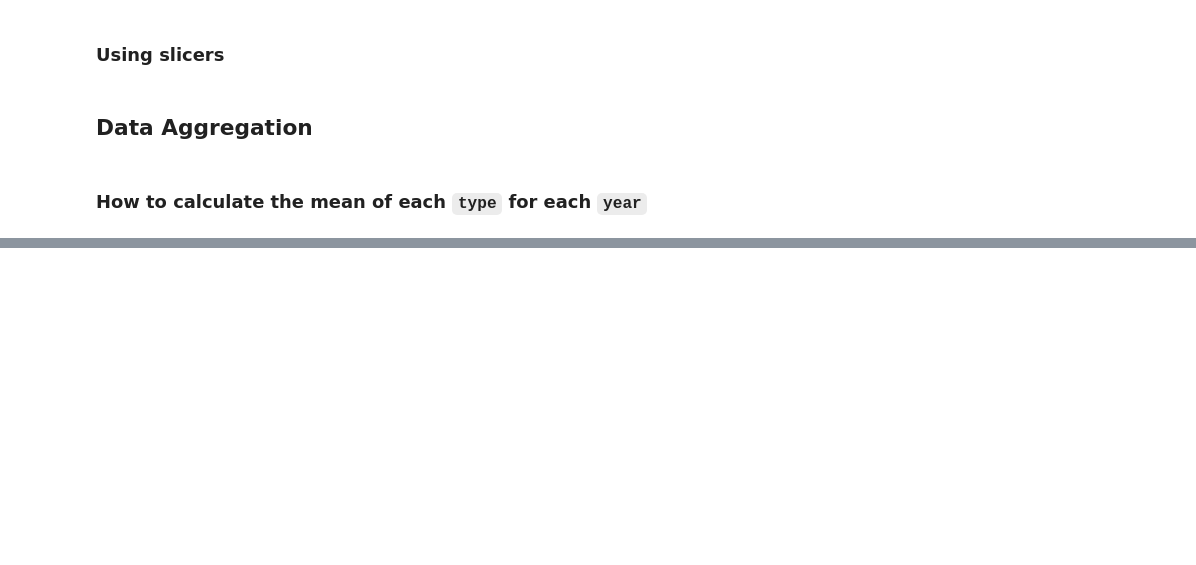
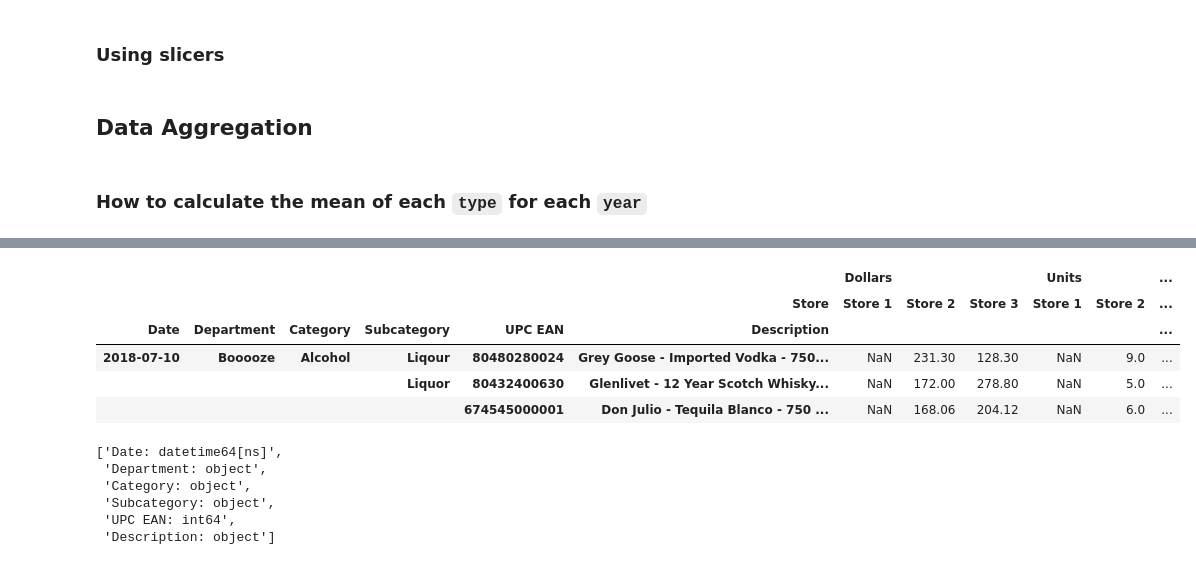
Before and after one commit to hangjianli/2019-fa-stats131, a Jupyter notebook: disc6.ipynb, the cells around one changed output, grey strips where cells are left out. Cells and saved outputs as stored; diff of their text form; code cells hidden in the pictures; blank space fills up the shorter version.

```diff
--- a/disc6.ipynb
+++ b/disc6.ipynb
@@ -173,0 +367,29 @@ health_data.stack().stack().groupby(['year', 'type']).mean()
+# %%
+multi_col_lvl_df.to_csv('multi_col_lvl_output.csv')
+
+# Reading it back in requires the header parameter
+read_multi_df = pd.read_csv('multi_col_lvl_output.csv', header=[0, 1], index_col=[0, 1, 2, 3, 4, 5],
+                            skipinitialspace=True, parse_dates=[0]).head(3)
+
+read_multi_df
+# %% [output]
+|  |  |  |  |  |  | Dollars |  |  | Units |  | ... |
+|  |  |  |  |  | Store | Store 1 | Store 2 | Store 3 | Store 1 | Store 2 | ... |
+| Date | Department | Category | Subcategory | UPC EAN | Description |  |  |  |  |  | ... |
+| 2018-07-10 | Booooze | Alcohol | Liqour | 80480280024 | Grey Goose - Imported Vodka - 750... | NaN | 231.30 | 128.30 | NaN | 9.0 | ... |
+|  |  |  | Liquor | 80432400630 | Glenlivet - 12 Year Scotch Whisky... | NaN | 172.00 | 278.80 | NaN | 5.0 | ... |
+|  |  |  |  | 674545000001 | Don Julio - Tequila Blanco - 750 ... | NaN | 168.06 | 204.12 | NaN | 6.0 | ... |
+# %%
+# A function to check our index level dtypes to aid this example
+def index_level_dtypes(df):
+    return [f"{n}: {df.index.get_level_values(n).dtype}"
+            for n in (df.index.names)]
+
+index_level_dtypes(read_multi_df)
+# %% [output]
+['Date: datetime64[ns]',
+ 'Department: object',
+ 'Category: object',
+ 'Subcategory: object',
+ 'UPC EAN: int64',
+ 'Description: object']
```
Also changed, not shown: parts of 33 cells of this notebook.
